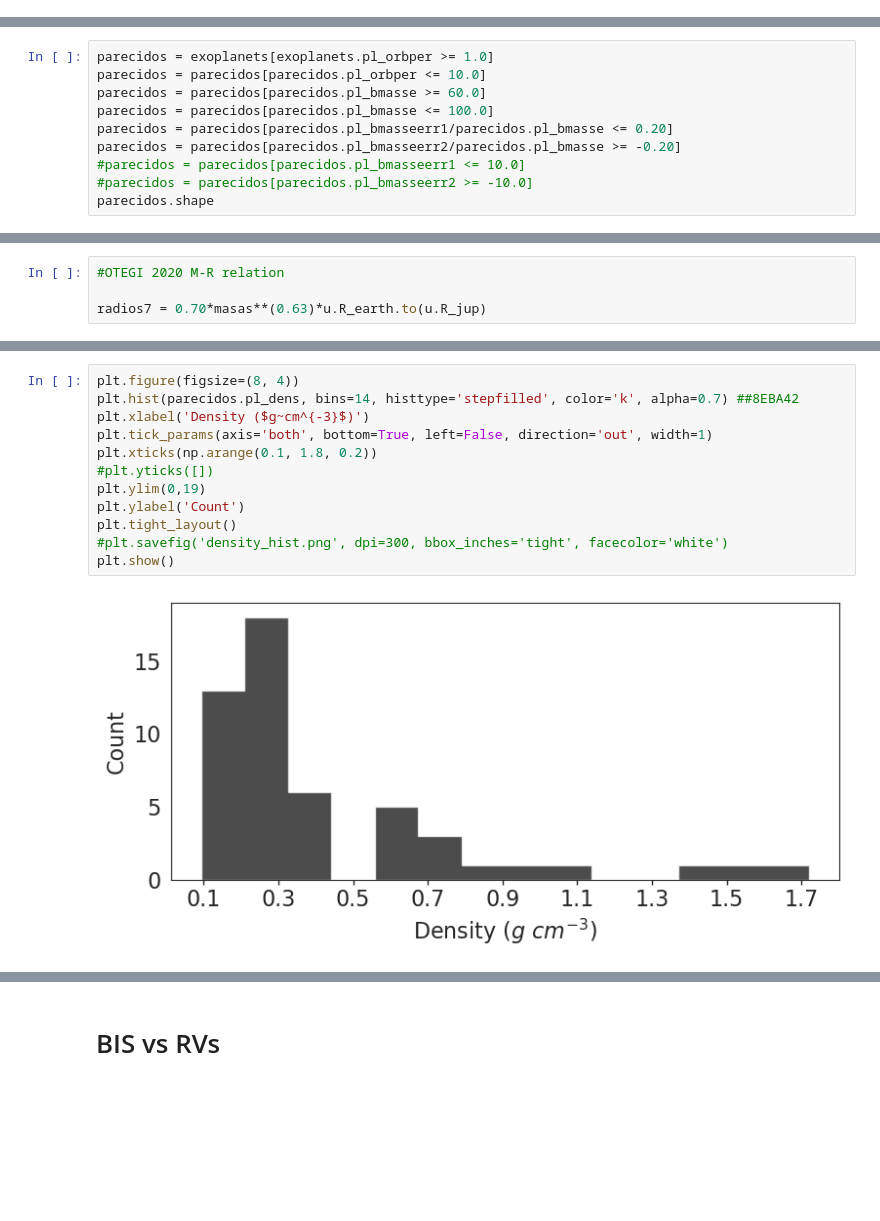
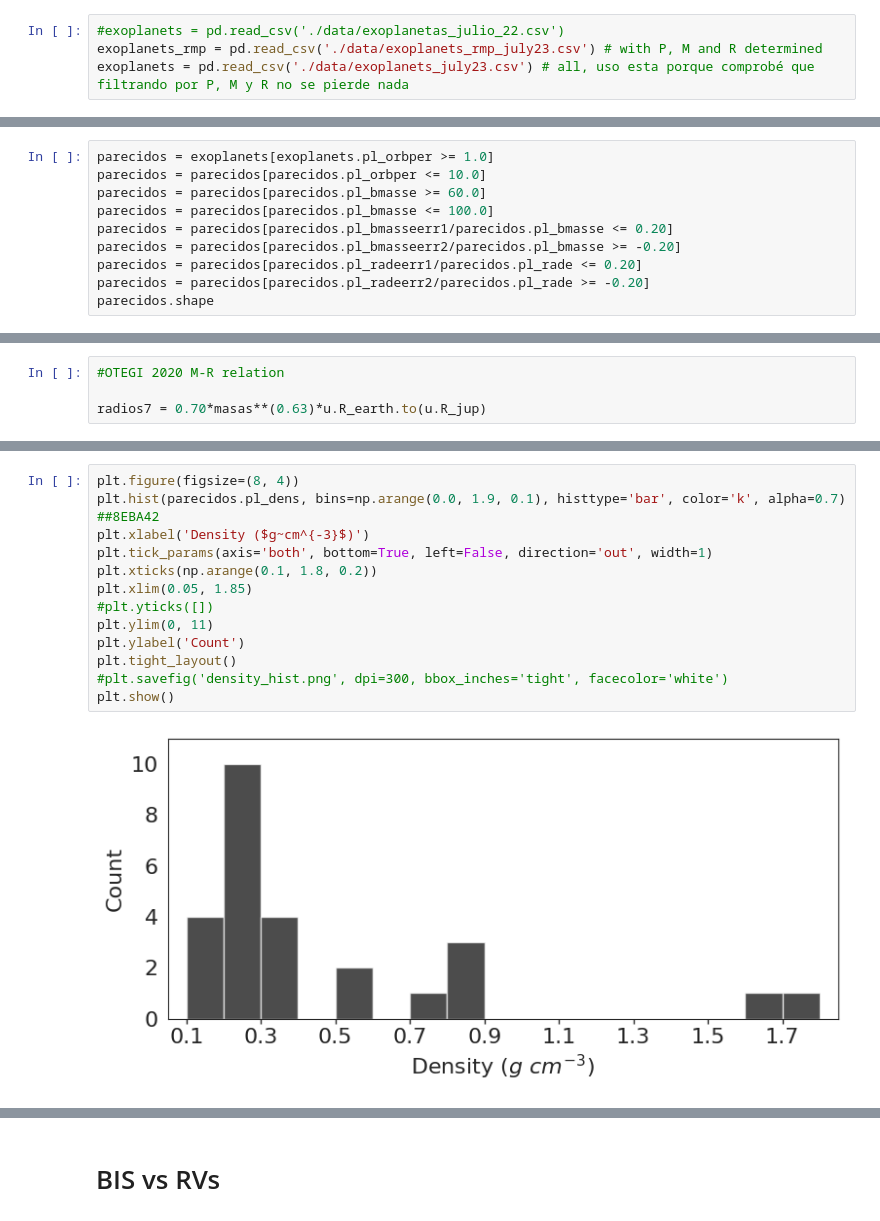
Before and after one commit to juanserrano90/toi1199-1273, a Jupyter notebook: figuras_caracterizacion.ipynb, the cells around one changed output, grey strips where cells are left out. Cells and saved outputs as stored; diff of their text form; blank space fills up the shorter version.

```diff
--- a/figuras_caracterizacion.ipynb
+++ b/figuras_caracterizacion.ipynb
@@ -19,2 +17,6 @@ exoplanets = pd.read_csv('./data/exoplanetas_julio_22.csv')
+# %%
+#exoplanets = pd.read_csv('./data/exoplanetas_julio_22.csv')
+exoplanets_rmp = pd.read_csv('./data/exoplanets_rmp_july23.csv') # with P, M and R determined
+exoplanets = pd.read_csv('./data/exoplanets_july23.csv') # all, uso esta porque comprobé que filtrando por P, M y R no se pierde nada
 # %%
 # nuestros planetas
@@ -54,7 +57,7 @@ parecidos = parecidos[parecidos.pl_bmasse >= 60.0]
 parecidos = parecidos[parecidos.pl_bmasse <= 100.0]
 parecidos = parecidos[parecidos.pl_bmasseerr1/parecidos.pl_bmasse <= 0.20]
 parecidos = parecidos[parecidos.pl_bmasseerr2/parecidos.pl_bmasse >= -0.20]
-#parecidos = parecidos[parecidos.pl_bmasseerr1 <= 10.0]
-#parecidos = parecidos[parecidos.pl_bmasseerr2 >= -10.0]
+parecidos = parecidos[parecidos.pl_radeerr1/parecidos.pl_rade <= 0.20]
+parecidos = parecidos[parecidos.pl_radeerr2/parecidos.pl_rade >= -0.20]
 parecidos.shape
 # %% [output]
@@ -226,17 +245,18 @@ plt.show()
 # %%
 plt.figure(figsize=(8, 4))
-plt.hist(parecidos.pl_dens, bins=14, histtype='stepfilled', color='k', alpha=0.7) ##8EBA42
+plt.hist(parecidos.pl_dens, bins=np.arange(0.0, 1.9, 0.1), histtype='bar', color='k', alpha=0.7) ##8EBA42
 plt.xlabel('Density ($g~cm^{-3}$)')
 plt.tick_params(axis='both', bottom=True, left=False, direction='out', width=1)
 plt.xticks(np.arange(0.1, 1.8, 0.2))
+plt.xlim(0.05, 1.85)
 #plt.yticks([])
-plt.ylim(0,19)
+plt.ylim(0, 11)
 plt.ylabel('Count')
 plt.tight_layout()
 #plt.savefig('density_hist.png', dpi=300, bbox_inches='tight', facecolor='white')
 plt.show()
 # %% [output]
-[figure, old version]
+[figure, new version]
 # %%
 exoplanets.columns
 # %% [output]
```
Also changed, not shown: parts of 30 cells of this notebook, 11 other files.
